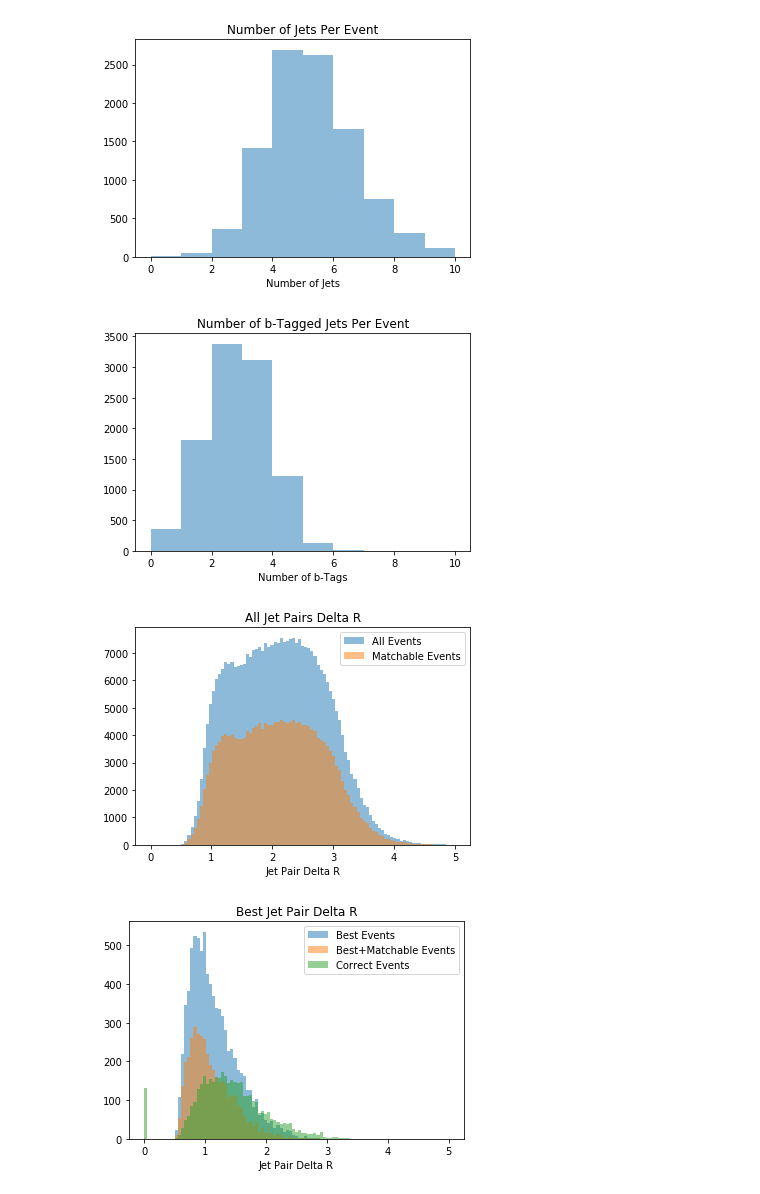
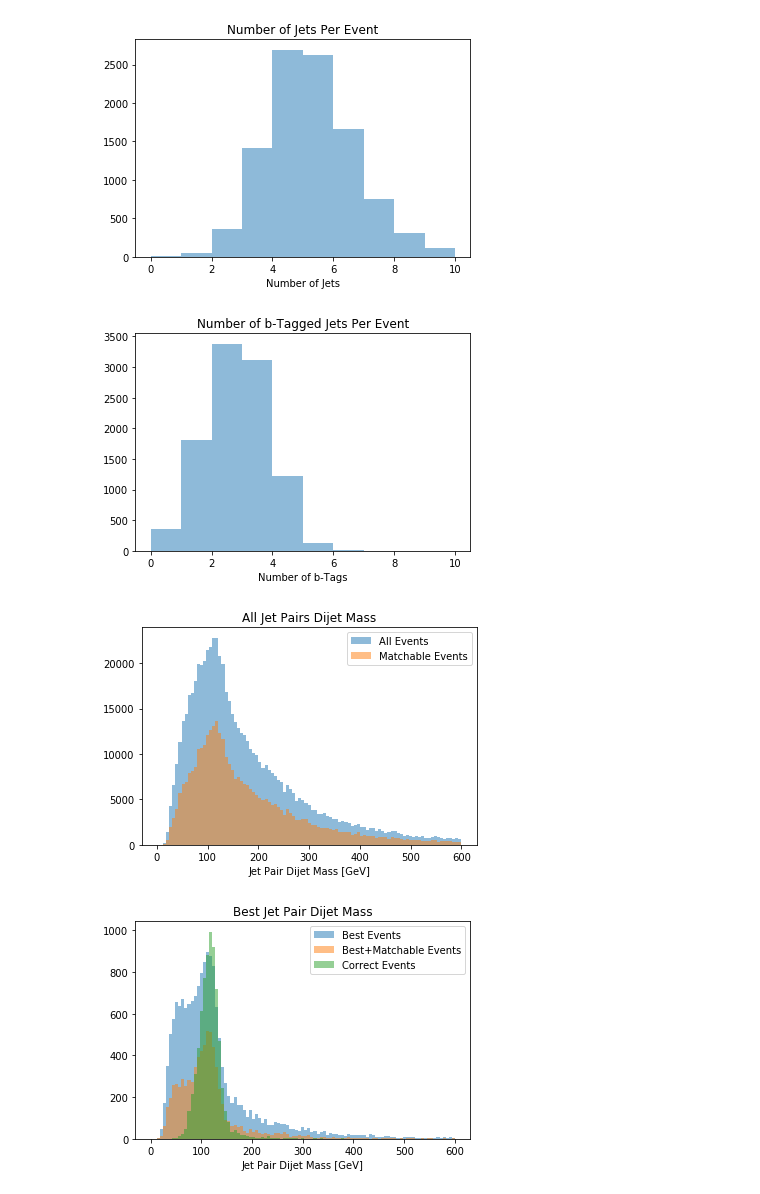
Before and after one commit to btannenw/CMS_machineLearning, a Jupyter notebook: diHiggsMLProject/testSamples_10k/higgsReconstructionAlgorithms.ipynb, the cells around one changed output. Cells and saved outputs as stored; diff of their text form; code cells hidden in the pictures.

Commit message:
all pairing algorithms evaluated in single run

```diff
--- a/diHiggsMLProject/testSamples_10k/higgsReconstructionAlgorithms.ipynb
+++ b/diHiggsMLProject/testSamples_10k/higgsReconstructionAlgorithms.ipynb
@@ -17,7 +17,9 @@ t = 0.5  # transparency of plots
 testRun = False
 dR_cut_quarkToJet = 0.40
 mass_higgs = 125.0 #GeV
-width_higgs = 10.0 #GeV, reco width
+width_higgs = 15.0 #GeV, reco width
+minJetPt = 20.0 #GeV
+maxJetAbsEta = 2.5
 # %%
 delphes_hh= uproot.open('../../../MG5_aMC_v2_6_1/ppToHHto4b_14TeV/Events/run_02_decayed_1/tag_1_delphes_events.root')['Delphes']
 #b_particles = uproot.tree.TBranchMethods.array(delphes_hh['Particle'])
@@ -318,11 +329,12 @@ def returnJetTagLabels(_nJets, _nBTags):
 def countEvents(_evtCounterDict, _cutflowBin, _nJets, _nBTags):
 
     _categoryLabels = returnJetTagLabels(_nJets, _nBTags)
-    for iLabel in _categoryLabels:
-        _evtCounterDict[iLabel][_cutflowBin] += 1
+    for iAlgorithm in _evtCounterDict:
+        for iLabel in _categoryLabels:
+            _evtCounterDict[iAlgorithm][iLabel][_cutflowBin] += 1
 
 
-def evaluatePairingEfficiency(_evtCounterDict, _quarkToJetDict, _jetPair1, _jetPair2, _nJets, _nBTags):
+def evaluatePairingEfficiency(_evtCounterDict, _quarkToJetDict, _jetPair1, _jetPair2, _nJets, _nBTags, _algorithm):
 
         # Organize quark-to-jet pairs from truth into directly comparable tuples
         _indexList = list( _quarkToJetDict.values() )
@@ -334,10 +346,10 @@ def evaluatePairingEfficiency(_evtCounterDict, _quarkToJetDict, _jetPair1, _jetP
         _categoryLabels = returnJetTagLabels(_nJets, _nBTags)
         for iLabel in _categoryLabels:
             if _jetPair1 == _indexPair1 and _jetPair2 == _indexPair2:
-                _evtCounterDict[iLabel]['Fully Matched'] += 1
+                _evtCounterDict[_algorithm][iLabel]['Fully Matched'] += 1
 
             if _jetPair1 == _indexPair1 or _jetPair2 == _indexPair2:
-                _evtCounterDict[iLabel]['>= 1 Pair Matched'] += 1
+                _evtCounterDict[_algorithm][iLabel]['>= 1 Pair Matched'] += 1
 
         return
 
@@ -350,8 +362,8 @@ def printEventCounterInfo( _evtCounterDict, _catTag ):
     print("Number of Events Fully Matched:", _evtCounterDict[_catTag]['Fully Matched'])
     print("Number of Events with >= 1 Pair Matched:", _evtCounterDict[_catTag]['>= 1 Pair Matched'])
     if _evtCounterDict[_catTag]['Matchable'] > 0:
-        print('Efficiency For Fully Matched: ',round( float(_evtCounterDict[_catTag]['Fully Matched']/_evtCounterDict[_catTag]['Matchable']) , 2),'%')
-        print('Efficiency For >= 1 Pair Matched: ',round( float(_evtCounterDict[_catTag]['>= 1 Pair Matched']/_evtCounterDict[_catTag]['Matchable']) , 2),'%')
+        print('Efficiency For Fully Matched: ',round( 100*float(_evtCounterDict[_catTag]['Fully Matched']/_evtCounterDict[_catTag]['Matchable']) , 2),'%')
+        print('Efficiency For >= 1 Pair Matched: ',round( 100*float(_evtCounterDict[_catTag]['>= 1 Pair Matched']/_evtCounterDict[_catTag]['Matchable']) , 2),'%')
 # %%
 ##############################################################
 ##           FUNCTIONS FOR CALCULATING BDT VARS             ##
@@ -514,25 +531,29 @@ Efficiency For >= 1 Pair Matched:  0.76 %
 # %%
 plotOpts = [] # title, xtitle, xMin, xMax, nBins
 if pairingAlgorithm == 'minHarmonicMeanDeltaR':
     plotOpts = ['Delta R', 'Delta R', 0, 5.0, 100]
-elif pairingAlgorithm == 'higgsMassDifference':
+elif pairingAlgorithm == 'closestDijetMassesToHiggs':
     plotOpts = ['Higgs Mass Diff', 'Higgs Mass Diff', 0, 50.0, 50]
+elif pairingAlgorithm == 'equalDijetMasses':
+    plotOpts = ['Dijet Mass Diff', 'Dijet Mass Diff [GeV]', -50.0, 50.0, 100]
 elif pairingAlgorithm == 'equalDeltaR':
     plotOpts = ['Delta R', 'Delta R(h1, h2)', 0, 5.0, 100]
+elif pairingAlgorithm == 'dijetMasses':
+    plotOpts = ['Dijet Mass', 'Dijet Mass [GeV]', 0, 600.0, 100]
 
 plotOneHistogram(nJetsPerEvent, 0, 'Number of Jets Per Event', 'Number of Jets', 0, 10, 11 )
 plotOneHistogram(nBTagsPerEvent, 1, 'Number of b-Tagged Jets Per Event', 'Number of b-Tags', 0, 10, 11 )
 
 compareManyHistograms( plottingData[pairingAlgorithm], ['All', 'Matchable'], 2, 'All Jet Pairs ' + plotOpts[0], 'Jet Pair ' + plotOpts[1], int(plotOpts[2]), int(plotOpts[3]), int(plotOpts[4]) )
 compareManyHistograms( plottingData[pairingAlgorithm], ['Best', 'Best+Matchable', 'Correct'], 3, 'Best Jet Pair ' + plotOpts[0], 'Jet Pair ' + plotOpts[1], int(plotOpts[2]), int(plotOpts[3]), int(plotOpts[4]) )
 compareManyHistograms( plottingData[pairingAlgorithm], ['All', 'Matchable', 'Correct', 'Best', 'Best+Matchable'], 5, 'Best Jet Pair ' + plotOpts[0], 'Jet Pair ' + plotOpts[1], int(plotOpts[2]), int(plotOpts[3]), int(plotOpts[4]), _normed=True)
 
 # Look at higgs masss plots
 #compareManyHistograms( plottingData['dijetMasses'], ['All', 'Matchable', 'Best', 'Best+Matchable'], 6, 'All Jet Pairs Di-Jet Mass', 'Jet Pair DiJet Mass [GeV]', 0, 500, 100 )
-compareManyHistograms( plottingData['dijetMasses'], ['All', 'Matchable'], 6, 'All Jet Pairs Di-Jet Mass', 'Jet Pair DiJet Mass [GeV]', 0, 500, 100 )
-compareManyHistograms( plottingData['dijetMasses'], ['Best', 'Best+Matchable','Correct'], 7, 'Best Jet Pair Di-Jet Mass', 'Jet Pair DiJet Mass [GeV]', 0, 500, 100 )
+#compareManyHistograms( plottingData['dijetMasses'], ['All', 'Matchable'], 6, 'All Jet Pairs Di-Jet Mass', 'Jet Pair DiJet Mass [GeV]', 0, 500, 100 )
+#compareManyHistograms( plottingData['dijetMasses'], ['Best', 'Best+Matchable','Correct'], 7, 'Best Jet Pair Di-Jet Mass', 'Jet Pair DiJet Mass [GeV]', 0, 500, 100 )
 # %% [output]
 [figure]
 [figure]
-[figure, old version]
+[figure, new version]
-[figure, old version]
+[figure, new version]
```
Also changed, not shown: parts of 6 cells of this notebook.
